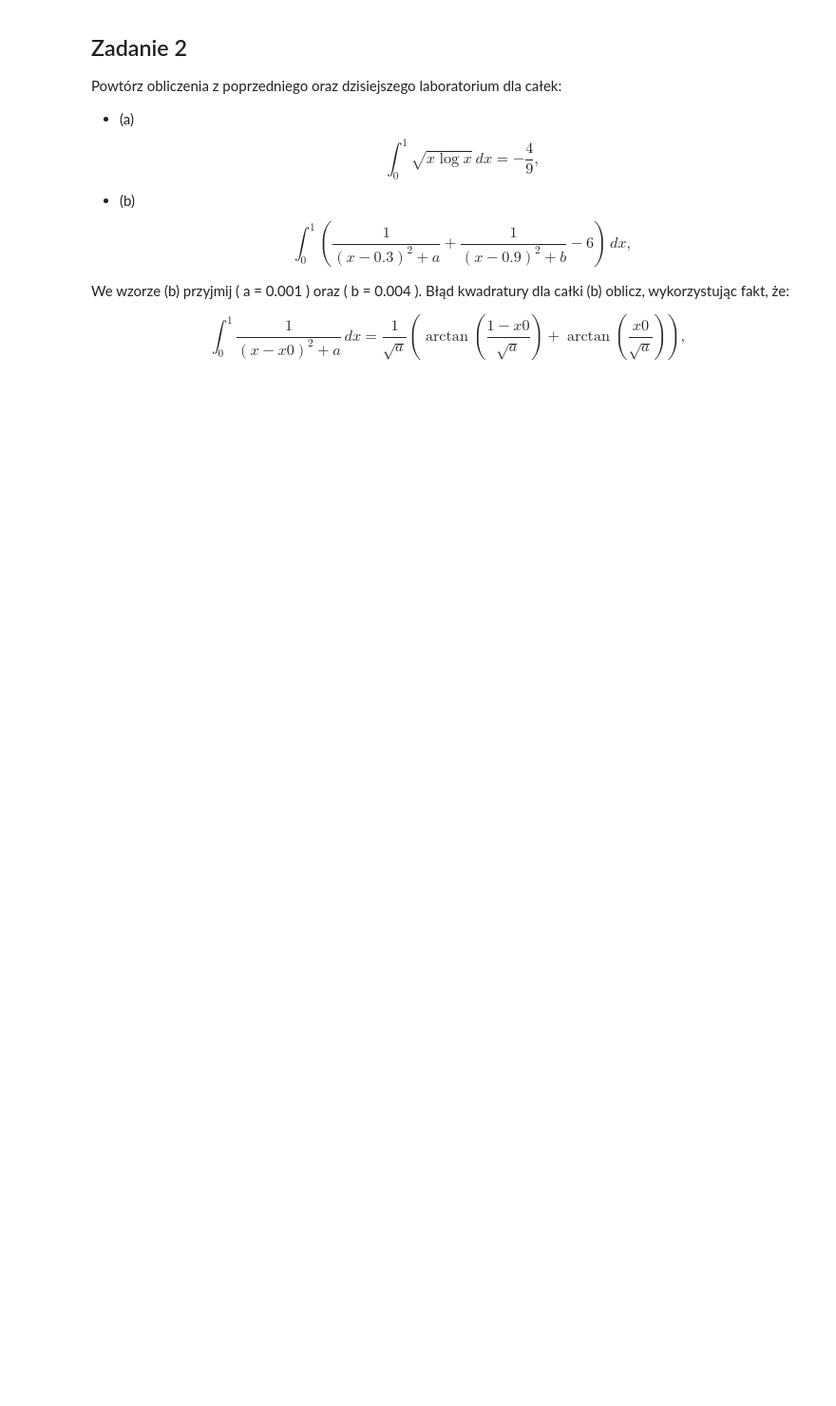
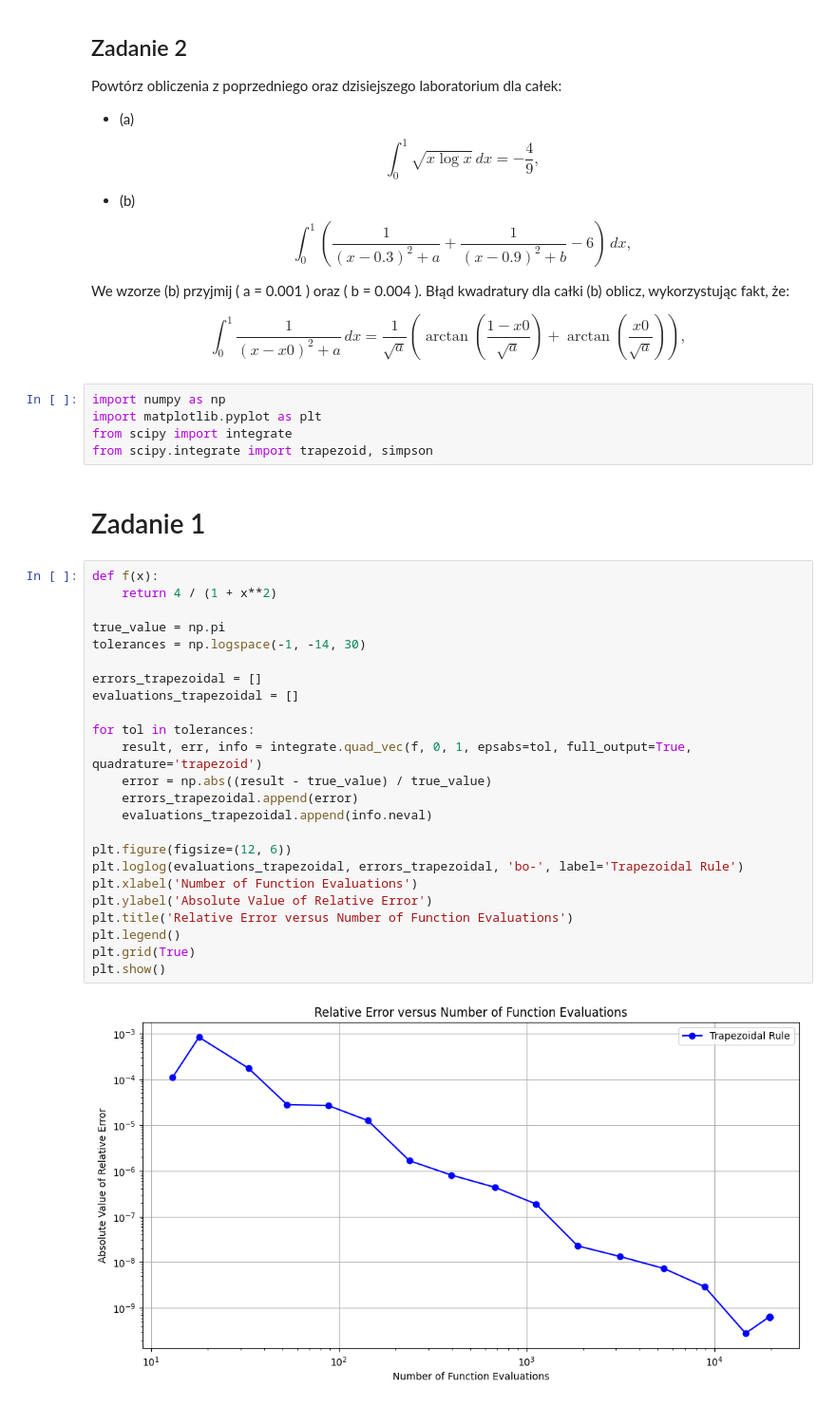
Before and after one commit to biganton/MOWNIT, a Jupyter notebook: lab7/lab7.ipynb, the cells around one changed output. Shown: that part at 95% size. Cells and saved outputs as stored; diff of their text form; blank space fills up the shorter version.

```diff
--- a/lab7/lab7.ipynb
+++ b/lab7/lab7.ipynb
@@ -24,3 +24,36 @@ Powtórz obliczenia z poprzedniego oraz dzisiejszego laboratorium dla całek:
 We wzorze (b) przyjmij \( a = 0.001 \) oraz \( b = 0.004 \). Błąd kwadratury dla całki (b) oblicz, wykorzystując fakt, że:
 
 $$ \int_0^1 \frac{1}{(x-x0)^2 + a} \, dx = \frac{1}{\sqrt{a}} \left( \arctan \left(\frac{1-x0}{\sqrt{a}}\right) + \arctan \left(\frac{x0}{\sqrt{a}}\right) \right), $$
+# %%
+import numpy as np
+import matplotlib.pyplot as plt
+from scipy import integrate
+from scipy.integrate import trapezoid, simpson
+# %% [markdown]
+# Zadanie 1
+# %%
+def f(x):
+    return 4 / (1 + x**2)
+
+true_value = np.pi
+tolerances = np.logspace(-1, -14, 30)
+
+errors_trapezoidal = []
+evaluations_trapezoidal = []
+
+for tol in tolerances:
+    result, err, info = integrate.quad_vec(f, 0, 1, epsabs=tol, full_output=True, quadrature='trapezoid')
+    error = np.abs((result - true_value) / true_value)
+    errors_trapezoidal.append(error)
+    evaluations_trapezoidal.append(info.neval)
+
+plt.figure(figsize=(12, 6))
+plt.loglog(evaluations_trapezoidal, errors_trapezoidal, 'bo-', label='Trapezoidal Rule')
+plt.xlabel('Number of Function Evaluations')
+plt.ylabel('Absolute Value of Relative Error')
+plt.title('Relative Error versus Number of Function Evaluations')
+plt.legend()
+plt.grid(True)
+plt.show()
+# %% [output]
+[figure, added]
```
Also changed, not shown: parts of 14 cells of this notebook.
